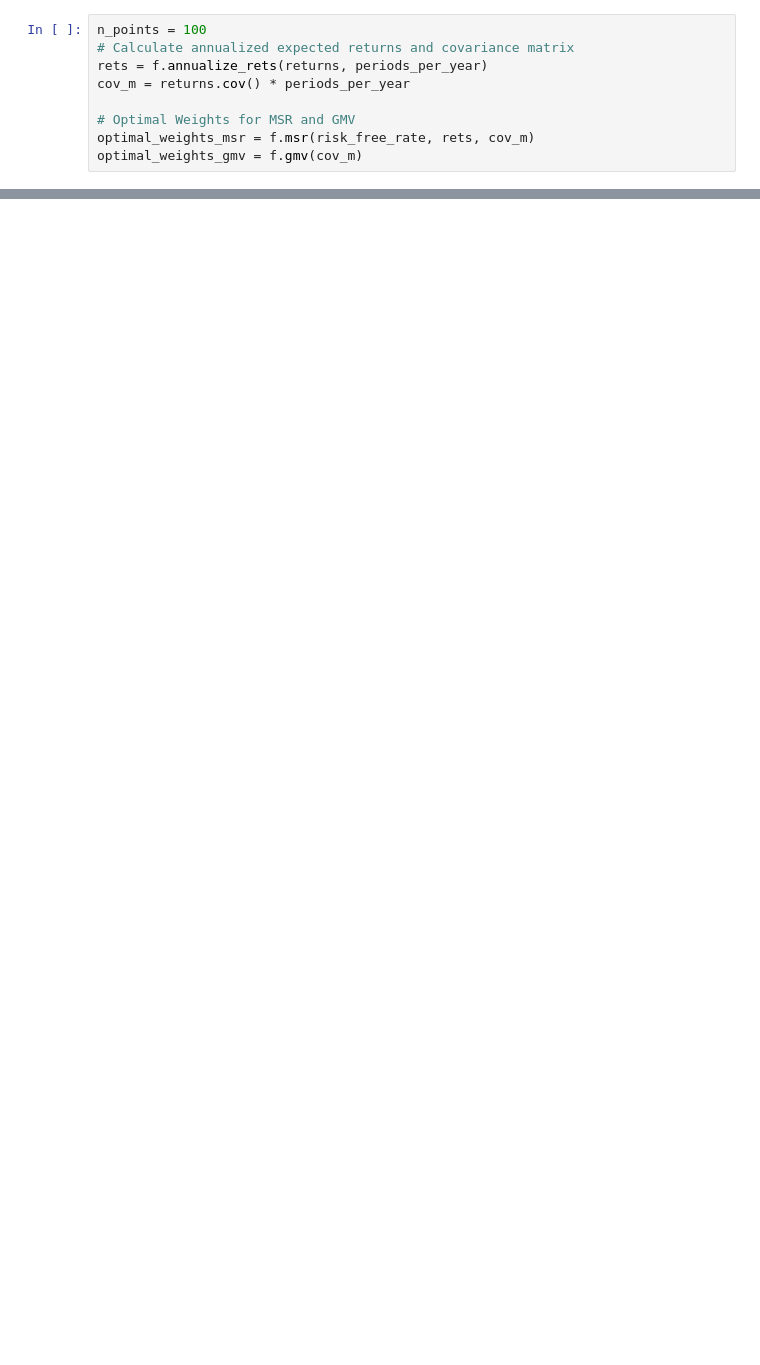
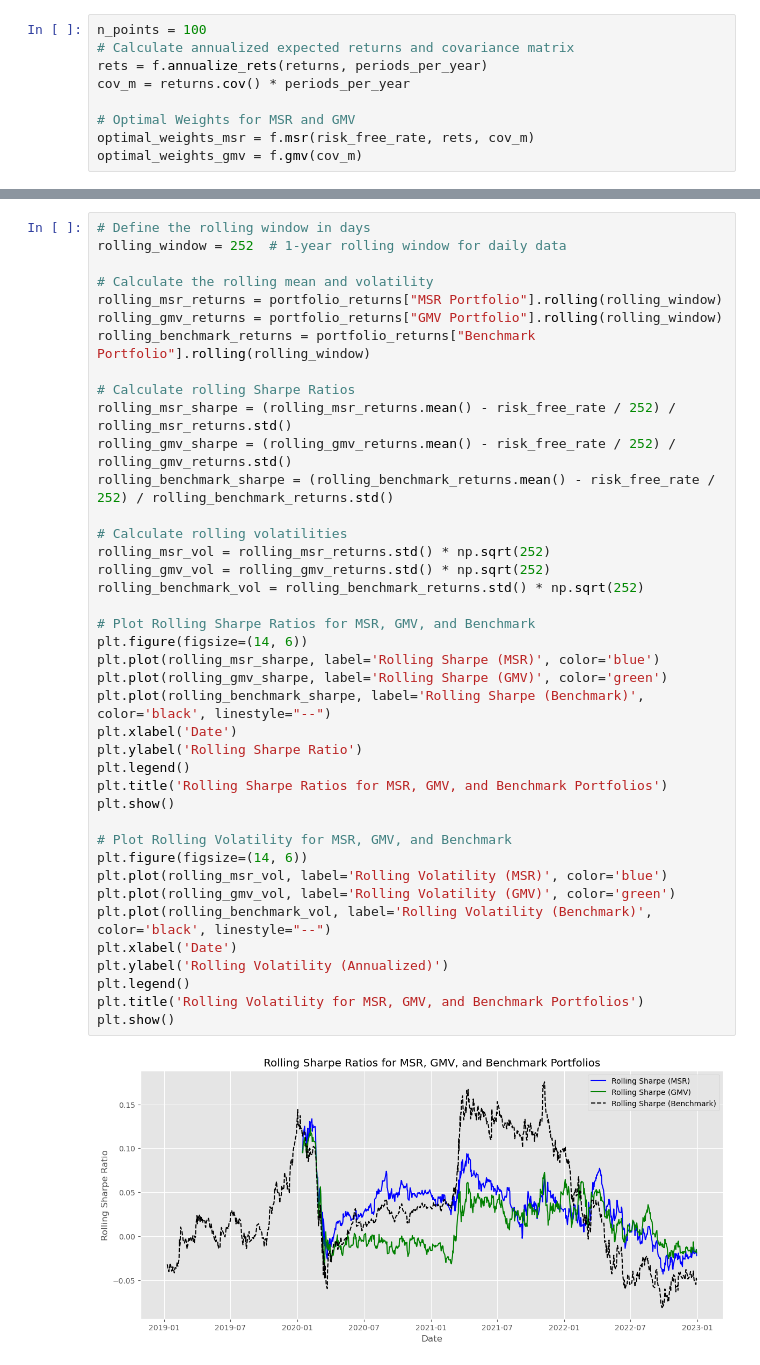
Before and after one commit to George-Dros/Portfolio_Optimization, a Jupyter notebook: Main.ipynb, the cells around one changed output, grey strips where cells are left out. Cells and saved outputs as stored; diff of their text form; blank space fills up the shorter version.

```diff
--- a/Main.ipynb
+++ b/Main.ipynb
@@ -198,0 +284,42 @@ plt.show()
+# %%
+# Define the rolling window in days
+rolling_window = 252  # 1-year rolling window for daily data
+
+# Calculate the rolling mean and volatility
+rolling_msr_returns = portfolio_returns["MSR Portfolio"].rolling(rolling_window)
+rolling_gmv_returns = portfolio_returns["GMV Portfolio"].rolling(rolling_window)
+rolling_benchmark_returns = portfolio_returns["Benchmark Portfolio"].rolling(rolling_window)
+
+# Calculate rolling Sharpe Ratios
+rolling_msr_sharpe = (rolling_msr_returns.mean() - risk_free_rate / 252) / rolling_msr_returns.std()
+rolling_gmv_sharpe = (rolling_gmv_returns.mean() - risk_free_rate / 252) / rolling_gmv_returns.std()
+rolling_benchmark_sharpe = (rolling_benchmark_returns.mean() - risk_free_rate / 252) / rolling_benchmark_returns.std()
+
+# Calculate rolling volatilities
+rolling_msr_vol = rolling_msr_returns.std() * np.sqrt(252)
+rolling_gmv_vol = rolling_gmv_returns.std() * np.sqrt(252)
+rolling_benchmark_vol = rolling_benchmark_returns.std() * np.sqrt(252)
+
+# Plot Rolling Sharpe Ratios for MSR, GMV, and Benchmark
+plt.figure(figsize=(14, 6))
+plt.plot(rolling_msr_sharpe, label='Rolling Sharpe (MSR)', color='blue')
+plt.plot(rolling_gmv_sharpe, label='Rolling Sharpe (GMV)', color='green')
+plt.plot(rolling_benchmark_sharpe, label='Rolling Sharpe (Benchmark)', color='black', linestyle="--")
+plt.xlabel('Date')
+plt.ylabel('Rolling Sharpe Ratio')
+plt.legend()
+plt.title('Rolling Sharpe Ratios for MSR, GMV, and Benchmark Portfolios')
+plt.show()
+
+# Plot Rolling Volatility for MSR, GMV, and Benchmark
+plt.figure(figsize=(14, 6))
+plt.plot(rolling_msr_vol, label='Rolling Volatility (MSR)', color='blue')
+plt.plot(rolling_gmv_vol, label='Rolling Volatility (GMV)', color='green')
+plt.plot(rolling_benchmark_vol, label='Rolling Volatility (Benchmark)', color='black', linestyle="--")
+plt.xlabel('Date')
+plt.ylabel('Rolling Volatility (Annualized)')
+plt.legend()
+plt.title('Rolling Volatility for MSR, GMV, and Benchmark Portfolios')
+plt.show()
+# %% [output]
+[figure, added]
```
Also changed, not shown: parts of 21 cells of this notebook.
